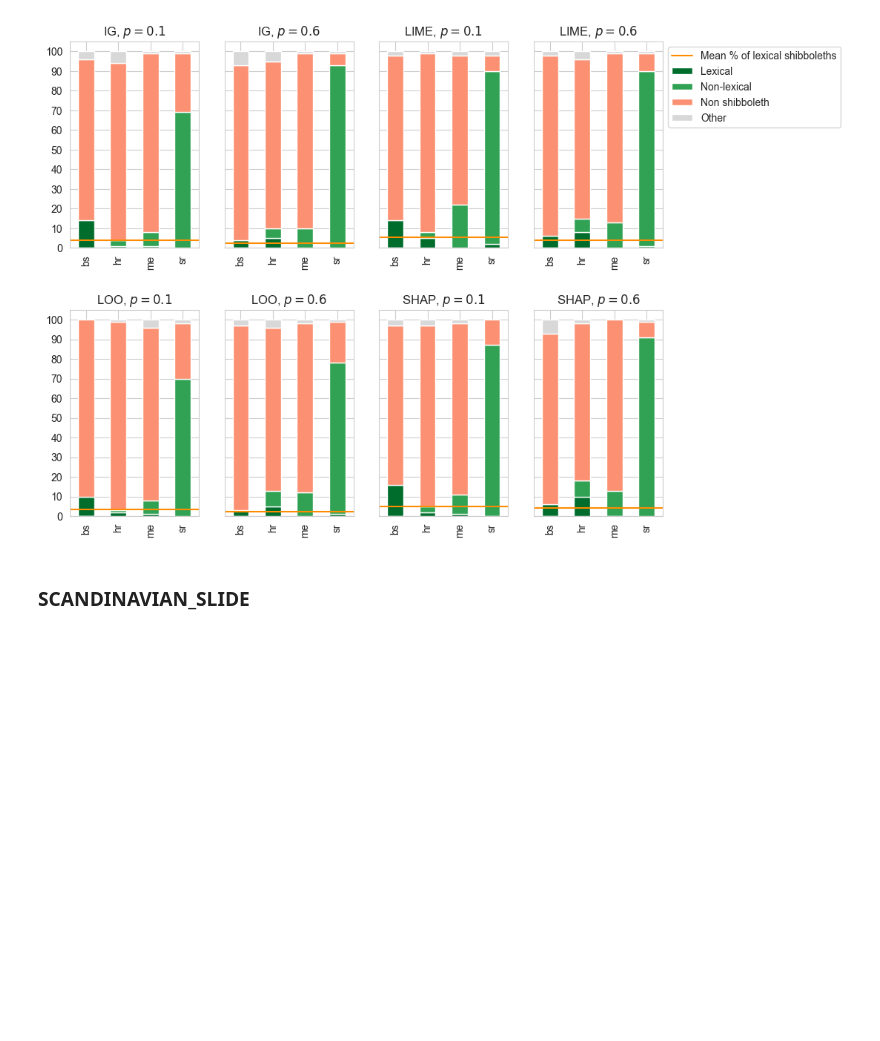
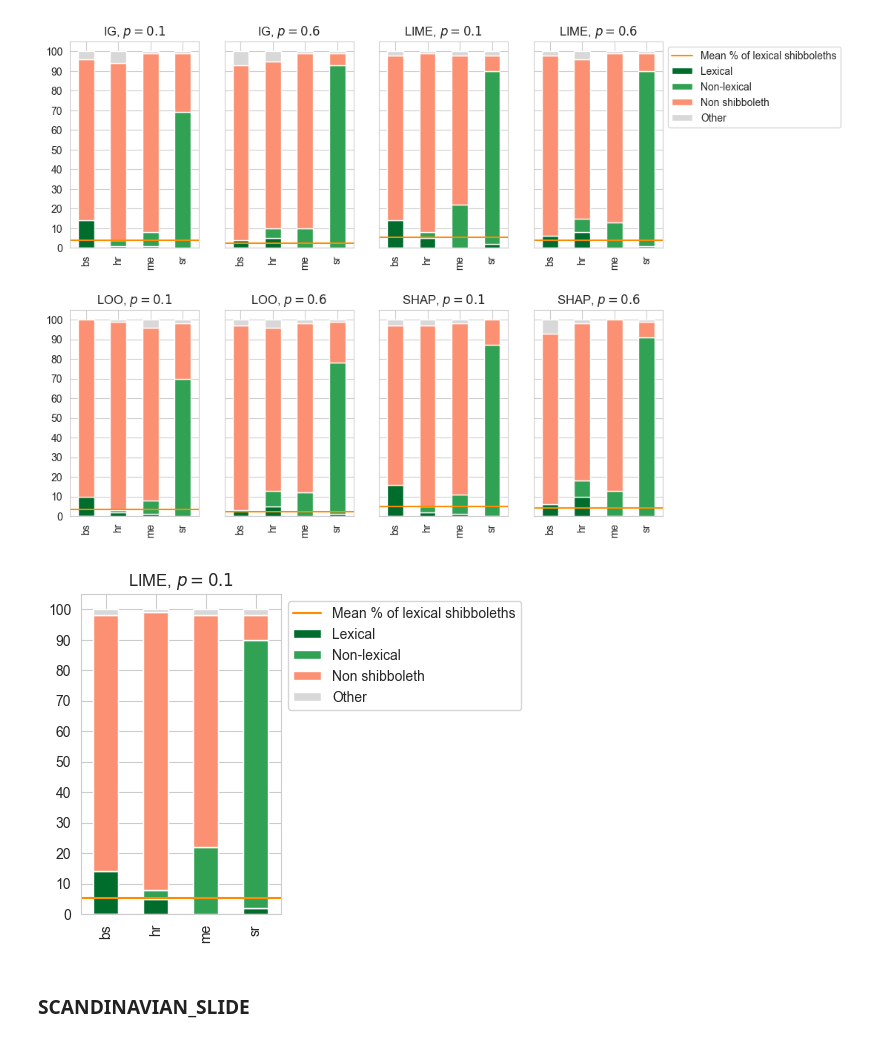
Before and after one commit to Helsinki-NLP/shibboleth, a Jupyter notebook: manual_eval/annotation_analysis_gh_ver2.ipynb, the cells around one changed output. Drawn from its saved outputs; the diff is of its cells as text; code cells hidden in the pictures; blank space fills up the shorter version.

Commit message:
selected subplots

```diff
--- a/manual_eval/annotation_analysis_gh_ver2.ipynb
+++ b/manual_eval/annotation_analysis_gh_ver2.ipynb
@@ -1723,6 +1733,10 @@ counts
 make_graphs_per_class(counts, 'bcms_twitter')
 # %% [output]
 [figure]
+# %%
+make_graphs_per_class({k:v for k,v in counts.items() if k == 'lime_0.1'}, 'select_bcms_twitter')
+# %% [output]
+[figure, added]
 # %% [markdown]
 ### SCANDINAVIAN_SLIDE
 # %%
```
Also changed, not shown: parts of 53 cells of this notebook.
